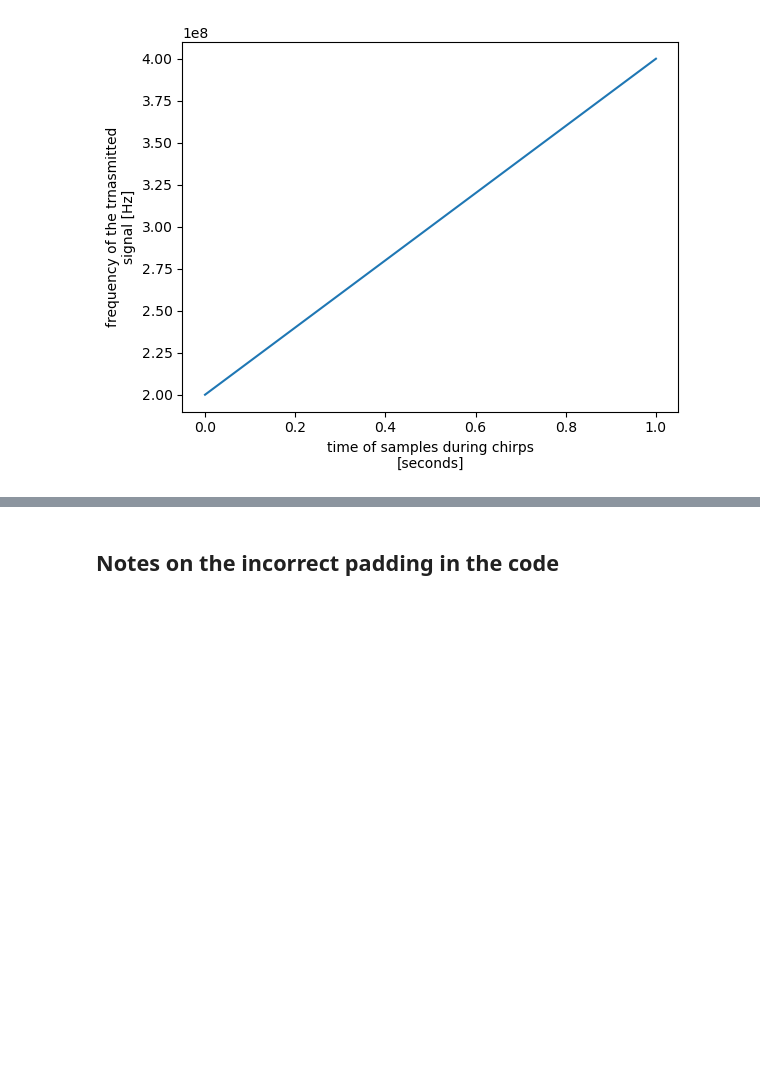
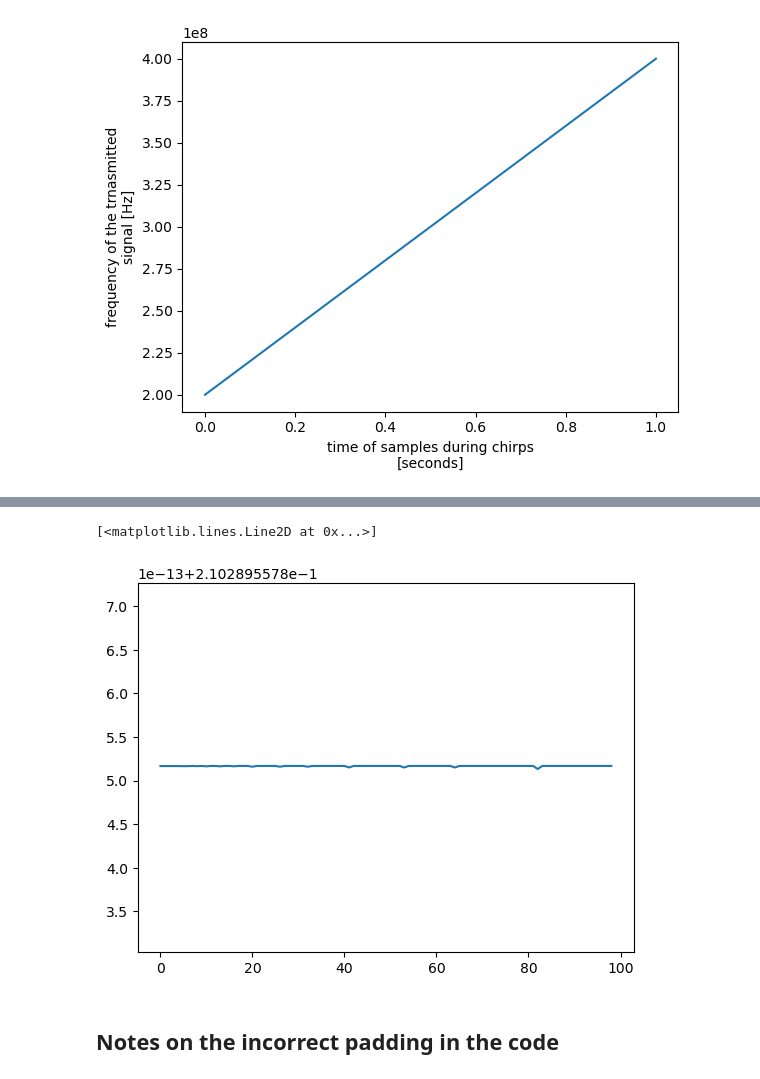
Before and after one commit to ldeo-glaciology/xapres, a Jupyter notebook: notebooks/test_notes/custom_fft.ipynb, the cells around one changed output, grey strips where cells are left out. Saved outputs shown, nothing was run; the diff lists cells and outputs as text; code cells hidden in the pictures; blank space fills up the shorter version.

```diff
--- a/notebooks/test_notes/custom_fft.ipynb
+++ b/notebooks/test_notes/custom_fft.ipynb
@@ -389,3 +486,8 @@ chirp_da.frequency.plot()
+# %%
+plt.plot(np.diff(merged[:100]))
+# %% [output]
+[<matplotlib.lines.Line2D at 0x...>]
+[figure, added]
 # %% [markdown]
 ## Notes on the incorrect padding in the code
 # %%
```
Also changed, not shown: parts of 14 cells of this notebook, 3 other files.
